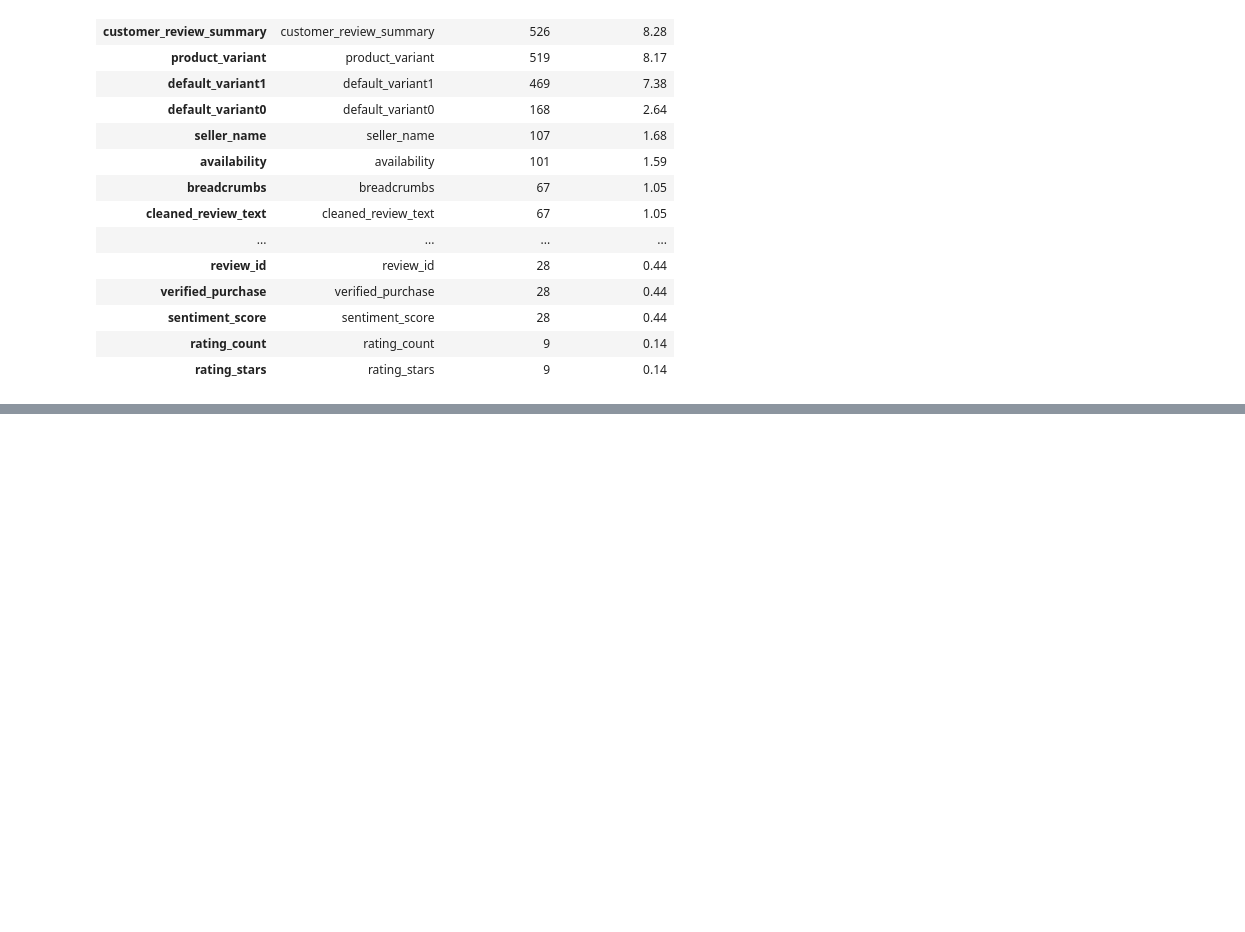
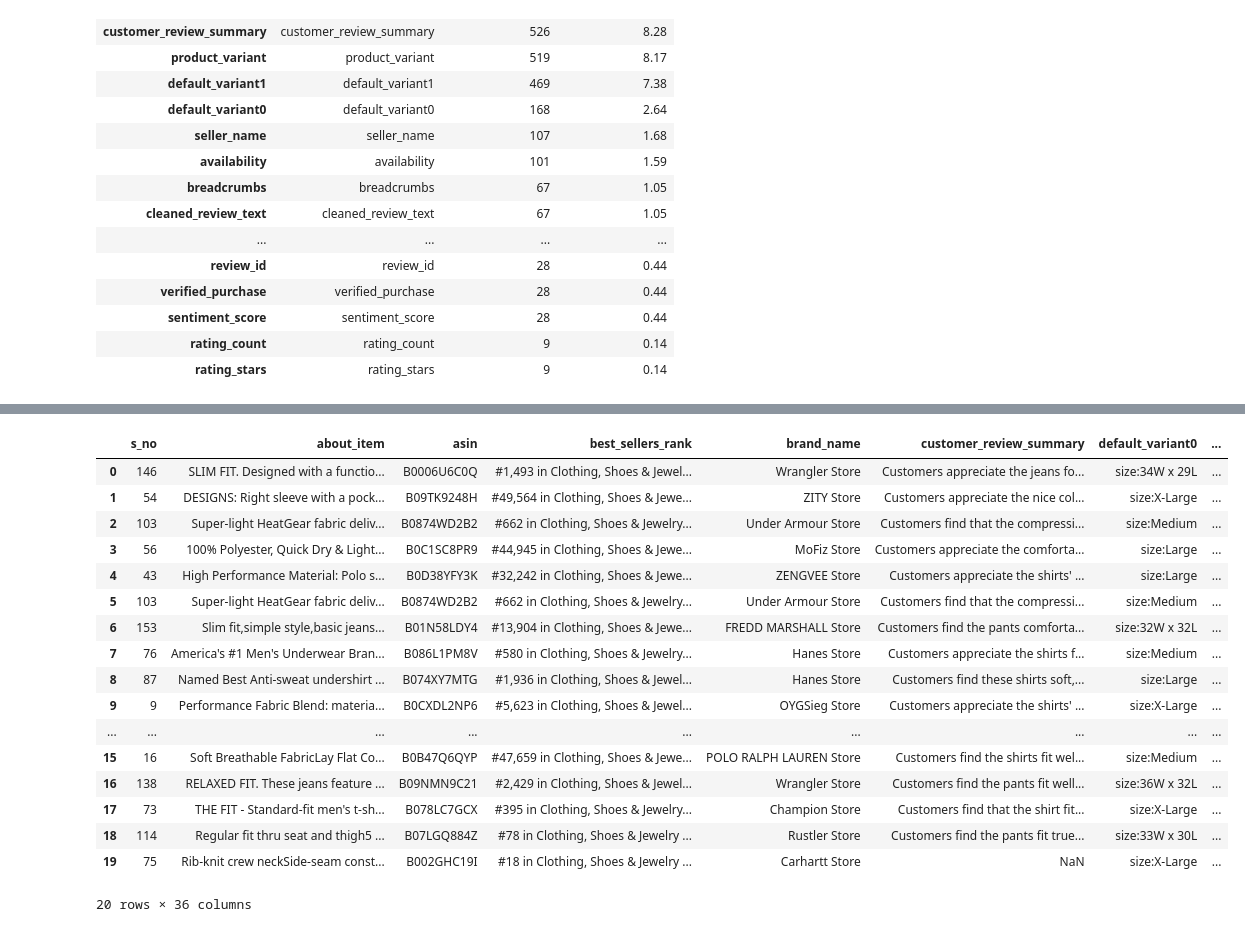
Before and after one commit to annarudych/project_amazon, a Jupyter notebook: amazon.ipynb, the cells around one changed output, grey strips where cells are left out. Drawn from its saved outputs; the diff is of its cells as text; code cells hidden in the pictures; blank space fills up the shorter version.

Commit message:
create new columns useful for analysis tables of aggregation and pivot tables group by aggregations

```diff
--- a/amazon.ipynb
+++ b/amazon.ipynb
@@ -337,0 +493,19 @@ display(dfamazon_missing)
+# %%
+dfamazoncopy['recent_purchases'].value_counts()
+
+dfamazoncopy['recent_purchases_n'] = (
+    dfamazoncopy['recent_purchases']
+    .astype(str)
+    .str.replace('+ bought','', regex=False)
+    .str.strip() # rimuove spazi bianchi iniziali e finali
+    .str.replace('K','000', regex=False) # rimuove le virgole nei numeri grandi
+)
+# convert to numeric
+dfamazoncopy['recent_purchases_n'] = pd.to_numeric(
+    dfamazoncopy['recent_purchases_n'],
+    errors='coerce' # convert errors to NaN
+).astype('Int64') # usa Int64 per supportare NaN
+
+dfamazoncopy.drop(['recent_purchases'], axis=1, inplace=True)
+
+print(dfamazoncopy['recent_purchases_n'].value_counts())
@@ -337,0 +697,23 @@ display(dfamazon_missing)
+# %%
+dfamazoncopy['rating_distribution5star_%'] = (
+    dfamazoncopy['rating_distribution5star']
+    .astype(str)
+    .str.replace('%','', regex=False)
+    .str.strip() # rimuove spazi bianchi iniziali e finali
+)
+
+# convert to numeric
+dfamazoncopy['rating_distribution5star_%'] = pd.to_numeric(
+    dfamazoncopy['rating_distribution5star_%'],
+    errors='coerce' # convert errors to NaN
+).astype('Float64') # usa Int64 per supportare NaN
+
+# convert percentage to fraction
+dfamazoncopy['rating_distribution5star_%'] = (
+    dfamazoncopy['rating_distribution5star_%']
+    .fillna(0)
+    .div(100)
+)
+
+dfamazoncopy.drop(['rating_distribution5star'], axis=1, inplace=True)
+dfamazoncopy['rating_distribution5star_%'].value_counts()
@@ -337,0 +734,21 @@ display(dfamazon_missing)
+# %%
+dfamazoncopy.head(20)
+# %% [output]
+|  | s_no | about_item | asin | best_sellers_rank | brand_name | customer_review_summary | default_variant0 | ... |
+| 0 | 146 | SLIM FIT. Designed with a functio... | B0006U6C0Q | #1,493 in Clothing, Shoes & Jewel... | Wrangler Store | Customers appreciate the jeans fo... | size:34W x 29L | ... |
+| 1 | 54 | DESIGNS: Right sleeve with a pock... | B09TK9248H | #49,564 in Clothing, Shoes & Jewe... | ZITY Store | Customers appreciate the nice col... | size:X-Large | ... |
+| 2 | 103 | Super-light HeatGear fabric deliv... | B0874WD2B2 | #662 in Clothing, Shoes & Jewelry... | Under Armour Store | Customers find that the compressi... | size:Medium | ... |
+| 3 | 56 | 100% Polyester, Quick Dry & Light... | B0C1SC8PR9 | #44,945 in Clothing, Shoes & Jewe... | MoFiz Store | Customers appreciate the comforta... | size:Large | ... |
+| 4 | 43 | High Performance Material: Polo s... | B0D38YFY3K | #32,242 in Clothing, Shoes & Jewe... | ZENGVEE Store | Customers appreciate the shirts' ... | size:Large | ... |
+| 5 | 103 | Super-light HeatGear fabric deliv... | B0874WD2B2 | #662 in Clothing, Shoes & Jewelry... | Under Armour Store | Customers find that the compressi... | size:Medium | ... |
+| 6 | 153 | Slim fit,simple style,basic jeans... | B01N58LDY4 | #13,904 in Clothing, Shoes & Jewe... | FREDD MARSHALL Store | Customers find the pants comforta... | size:32W x 32L | ... |
+| 7 | 76 | America's #1 Men's Underwear Bran... | B086L1PM8V | #580 in Clothing, Shoes & Jewelry... | Hanes Store | Customers appreciate the shirts f... | size:Medium | ... |
+| 8 | 87 | Named Best Anti-sweat undershirt ... | B074XY7MTG | #1,936 in Clothing, Shoes & Jewel... | Hanes Store | Customers find these shirts soft,... | size:Large | ... |
+| 9 | 9 | Performance Fabric Blend: materia... | B0CXDL2NP6 | #5,623 in Clothing, Shoes & Jewel... | OYGSieg Store | Customers appreciate the shirts' ... | size:X-Large | ... |
+| ... | ... | ... | ... | ... | ... | ... | ... | ... |
+| 15 | 16 | Soft Breathable FabricLay Flat Co... | B0B47Q6QYP | #47,659 in Clothing, Shoes & Jewe... | POLO RALPH LAUREN Store | Customers find the shirts fit wel... | size:Medium | ... |
+| 16 | 138 | RELAXED FIT. These jeans feature ... | B09NMN9C21 | #2,429 in Clothing, Shoes & Jewel... | Wrangler Store | Customers find the pants fit well... | size:36W x 32L | ... |
+| 17 | 73 | THE FIT - Standard-fit men's t-sh... | B078LC7GCX | #395 in Clothing, Shoes & Jewelry... | Champion Store | Customers find that the shirt fit... | size:X-Large | ... |
+| 18 | 114 | Regular fit thru seat and thigh5 ... | B07LGQ884Z | #78 in Clothing, Shoes & Jewelry ... | Rustler Store | Customers find the pants fit true... | size:33W x 30L | ... |
+| 19 | 75 | Rib-knit crew neckSide-seam const... | B002GHC19I | #18 in Clothing, Shoes & Jewelry ... | Carhartt Store | NaN | size:X-Large | ... |
+20 rows × 36 columns
```
Also changed, not shown: parts of 31 cells of this notebook.
